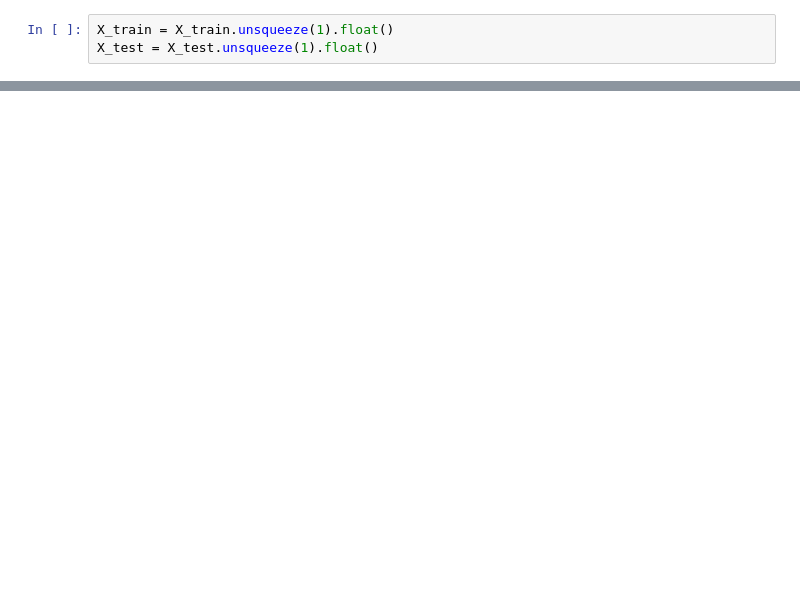
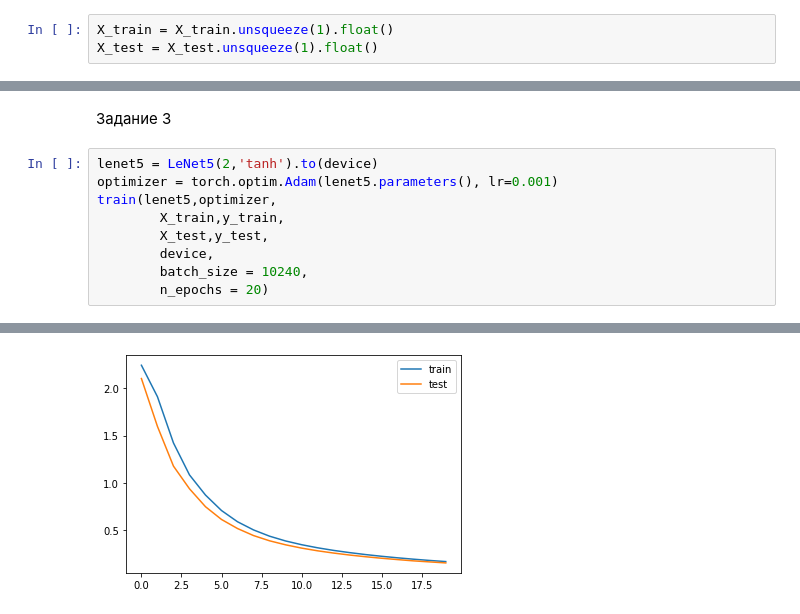
Before and after one commit to Asdaead/SPPR, a Jupyter notebook: Lab4.ipynb, the cells around one changed output, grey strips where cells are left out. Drawn from its saved outputs; the diff is of its cells as text; blank space fills up the shorter version.

```diff
--- a/Lab4.ipynb
+++ b/Lab4.ipynb
@@ -123,0 +179,12 @@ plt.plot(test_loss_history);
+# %% [markdown]
+Задание 3
+# %%
+lenet5 = LeNet5(2,'tanh').to(device)
+optimizer = torch.optim.Adam(lenet5.parameters(), lr=0.001)
+train(lenet5,optimizer,
+        X_train,y_train,
+        X_test,y_test,
+        device,
+        batch_size = 10240,
+        n_epochs = 20)
+# %% [output]
@@ -123,0 +208 @@ plt.plot(test_loss_history);
+[figure, added]
```
Also changed, not shown: parts of 39 cells of this notebook.
